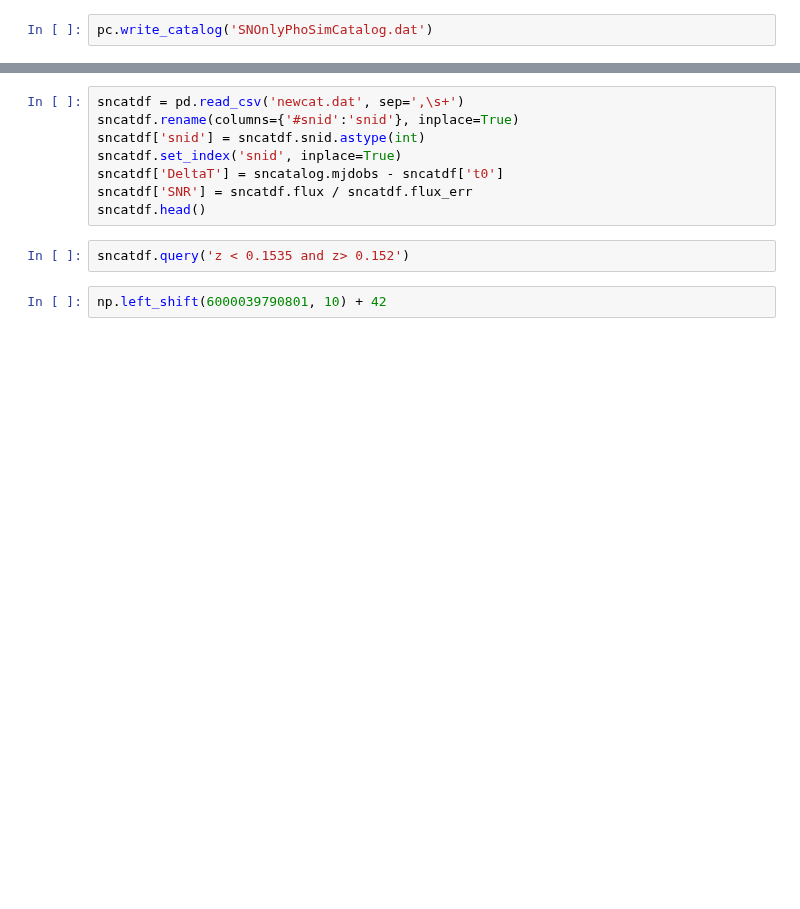
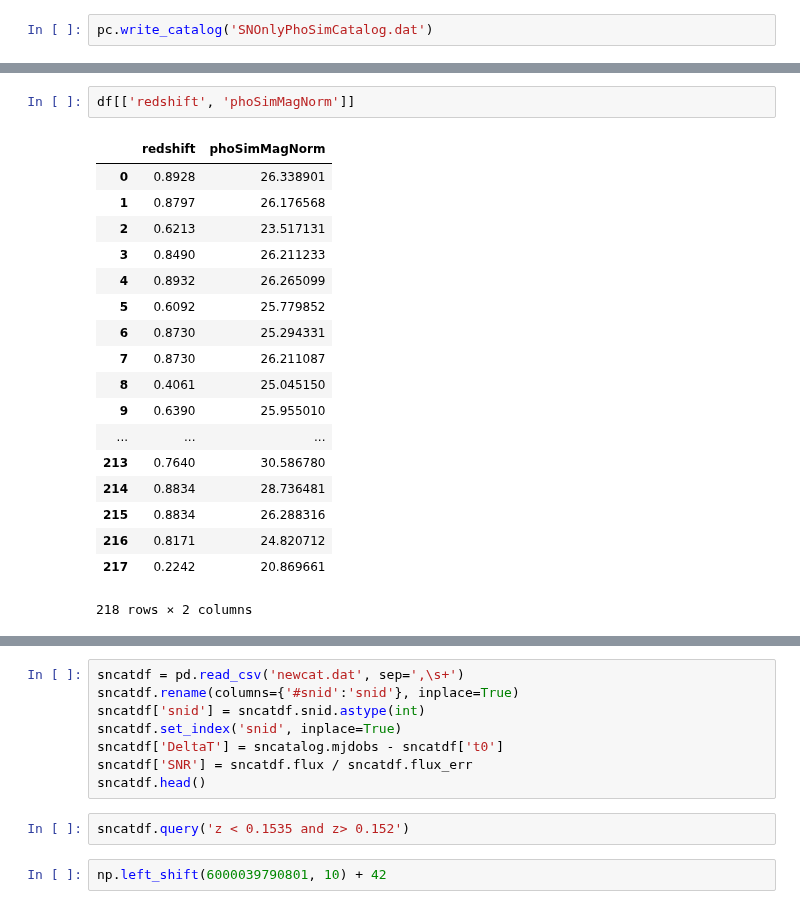
Before and after one commit to lsst-sims/legacy_sims_catUtils, a Jupyter notebook: examples/Using_SNModels_dbObj.ipynb, the cells around one changed output, grey strips where cells are left out. Drawn from its saved outputs; the diff is of its cells as text; blank space fills up the shorter version.

```diff
--- a/examples/Using_SNModels_dbObj.ipynb
+++ b/examples/Using_SNModels_dbObj.ipynb
@@ -141,0 +481,21 @@ pc.write_catalog('SNOnlyPhoSimCatalog.dat')
+# %%
+df[['redshift', 'phoSimMagNorm']]
+# %% [output]
+|  | redshift | phoSimMagNorm |
+| 0 | 0.8928 | 26.338901 |
+| 1 | 0.8797 | 26.176568 |
+| 2 | 0.6213 | 23.517131 |
+| 3 | 0.8490 | 26.211233 |
+| 4 | 0.8932 | 26.265099 |
+| 5 | 0.6092 | 25.779852 |
+| 6 | 0.8730 | 25.294331 |
+| 7 | 0.8730 | 26.211087 |
+| 8 | 0.4061 | 25.045150 |
+| 9 | 0.6390 | 25.955010 |
+| ... | ... | ... |
+| 213 | 0.7640 | 30.586780 |
+| 214 | 0.8834 | 28.736481 |
+| 215 | 0.8834 | 26.288316 |
+| 216 | 0.8171 | 24.820712 |
+| 217 | 0.2242 | 20.869661 |
+218 rows × 2 columns
```
Also changed, not shown: parts of 61 cells of this notebook.
